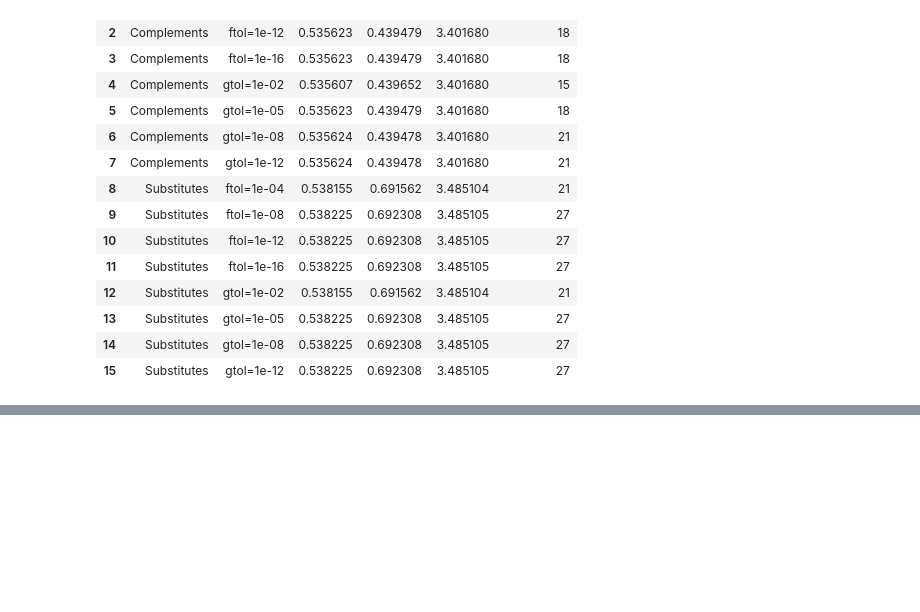
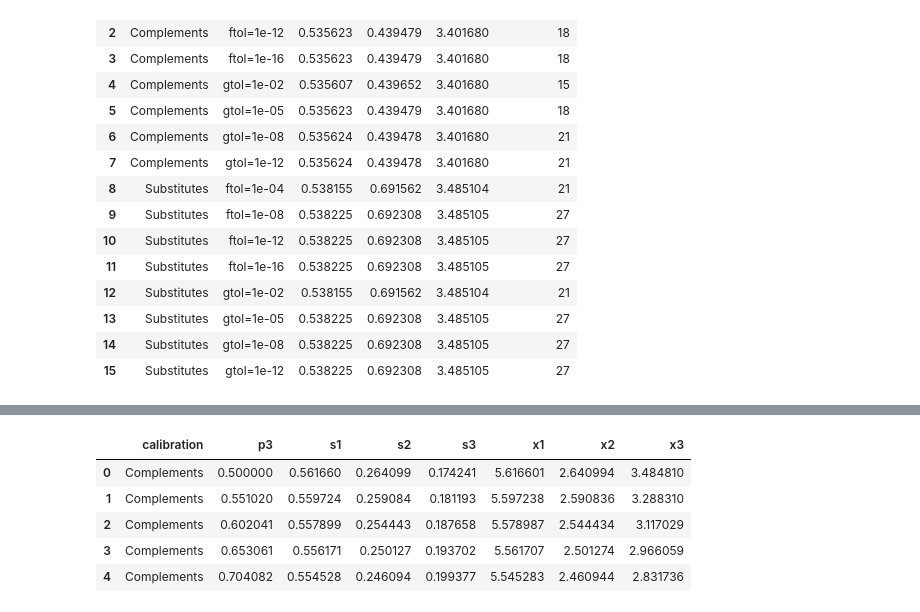
Before and after one commit to GB-Hansen/Snake-Charmers-2, a Jupyter notebook: Model_project/ModProj_Notebook.ipynb, the cells around one changed output, grey strips where cells are left out. Cells and saved outputs as stored; diff of their text form; code cells hidden in the pictures; blank space fills up the shorter version.

```diff
--- a/Model_project/ModProj_Notebook.ipynb
+++ b/Model_project/ModProj_Notebook.ipynb
@@ -382,0 +340,25 @@ Next assignment: how demand responds as the price of a train ticket rises.
+# %%
+# a. the calibrations, re-using each model's sigma_B so we don't retype it
+sigma_B = {name: model.par.sigma_B for name, model in models.items()}
+
+# b. solve the model at every p3, for both calibrations, and collect the results
+p3_vec = np.linspace(0.5, 3.0, 50)
+
+rows = []
+for name, sB in sigma_B.items():
+    for p3 in p3_vec:
+        model = ConsumerClass(par={'sigma_B': sB, 'p3': p3})
+        opt = model.solve(do_print=False)
+        x1, x2, x3 = model.quantities(opt.s1, opt.w)
+        rows.append({'calibration': name, 'p3': p3, 's1': opt.s1, 's2': opt.s2, 's3': opt.s3,
+                     'x1': x1, 'x2': x2, 'x3': x3})
+
+df = pd.DataFrame(rows)
+df.head()
+# %% [output]
+|  | calibration | p3 | s1 | s2 | s3 | x1 | x2 | x3 |
+| 0 | Complements | 0.500000 | 0.561660 | 0.264099 | 0.174241 | 5.616601 | 2.640994 | 3.484810 |
+| 1 | Complements | 0.551020 | 0.559724 | 0.259084 | 0.181193 | 5.597238 | 2.590836 | 3.288310 |
+| 2 | Complements | 0.602041 | 0.557899 | 0.254443 | 0.187658 | 5.578987 | 2.544434 | 3.117029 |
+| 3 | Complements | 0.653061 | 0.556171 | 0.250127 | 0.193702 | 5.561707 | 2.501274 | 2.966059 |
+| 4 | Complements | 0.704082 | 0.554528 | 0.246094 | 0.199377 | 5.545283 | 2.460944 | 2.831736 |
```
Also changed, not shown: parts of 25 cells of this notebook.
